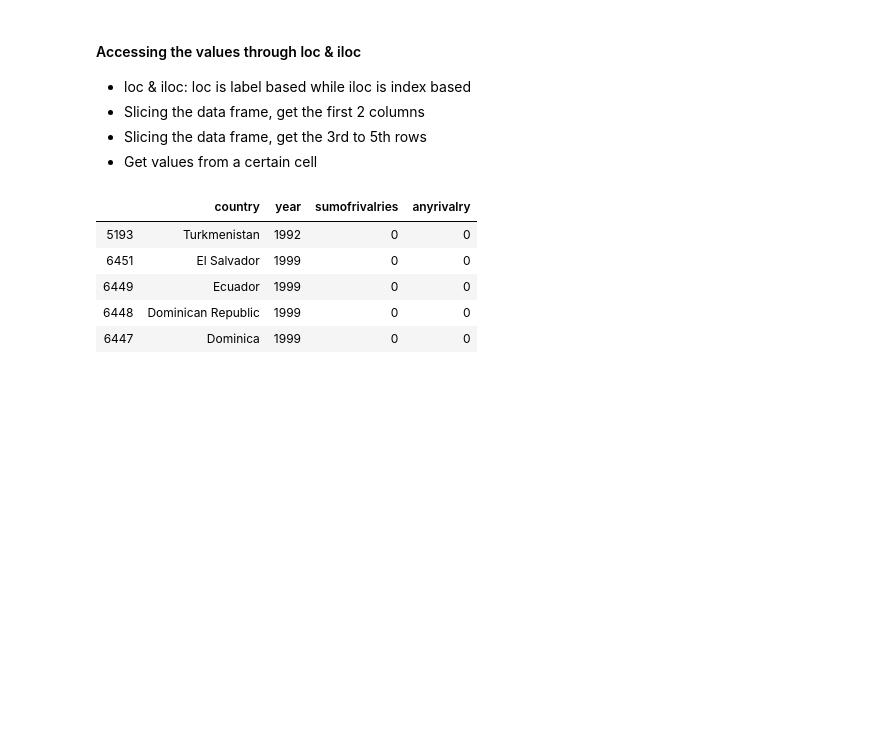
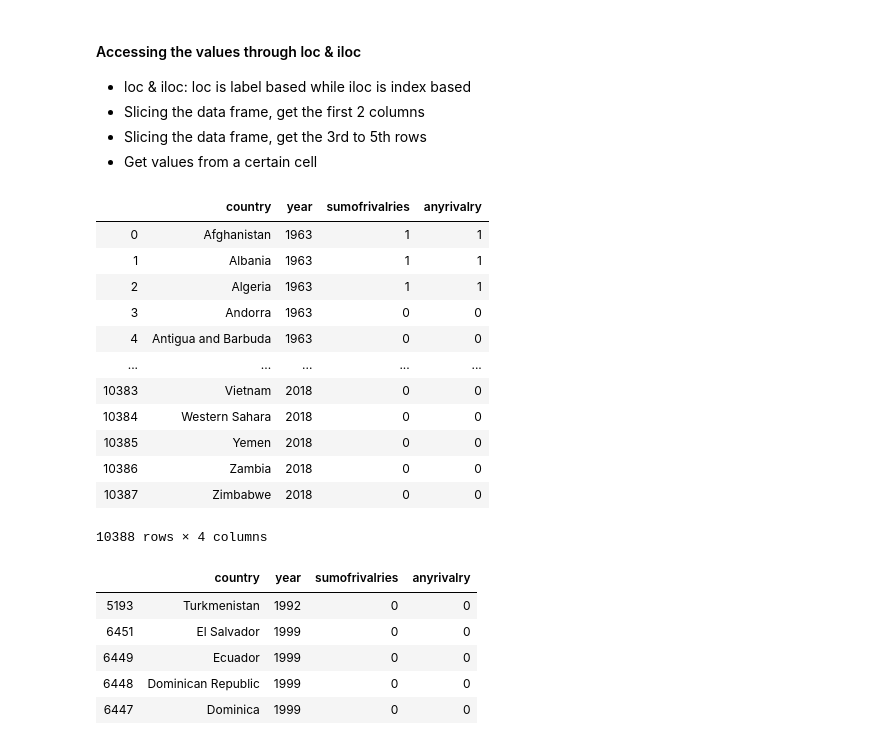
Before and after one commit to PardeeCenter/Python-Skills-Workshop, a Jupyter notebook: Session 2.3 Load Data with Pandas.ipynb, the cells around one changed output. Drawn from its saved outputs; the diff is of its cells as text; code cells hidden in the pictures; blank space fills up the shorter version.

```diff
--- a/Session 2.3 Load Data with Pandas.ipynb
+++ b/Session 2.3 Load Data with Pandas.ipynb
@@ -26,7 +26,7 @@ import pandas as pd
 # import data
 milspend = pd.read_excel("Datasets/MilitarySpending.xlsx")
 trade = pd.read_excel("Datasets/TotalTrade.xlsx")
-rival = pd.read_csv("Datasets/Rivalry.csv")
+rival = pd.read_csv`("Datasets/Rivalry.csv")
 # %% [markdown]
 #### Data Exploration
 - Check first several rows of the data: trade.head()
@@ -49,6 +39,22 @@ trade.head()
 - Slicing the data frame, get the first 2 columns
 - Slicing the data frame, get the 3rd to 5th rows
 - Get values from a certain cell
+# %%
+rival
+# %% [output]
+|  | country | year | sumofrivalries | anyrivalry |
+| 0 | Afghanistan | 1963 | 1 | 1 |
+| 1 | Albania | 1963 | 1 | 1 |
+| 2 | Algeria | 1963 | 1 | 1 |
+| 3 | Andorra | 1963 | 0 | 0 |
+| 4 | Antigua and Barbuda | 1963 | 0 | 0 |
+| ... | ... | ... | ... | ... |
+| 10383 | Vietnam | 2018 | 0 | 0 |
+| 10384 | Western Sahara | 2018 | 0 | 0 |
+| 10385 | Yemen | 2018 | 0 | 0 |
+| 10386 | Zambia | 2018 | 0 | 0 |
+| 10387 | Zimbabwe | 2018 | 0 | 0 |
+10388 rows × 4 columns
 # %%
 rival_reindexed=rival.sort_values(by="anyrivalry")
 rival_reindexed.head()
```
Also changed, not shown: parts of 12 cells of this notebook, 3 other files.
